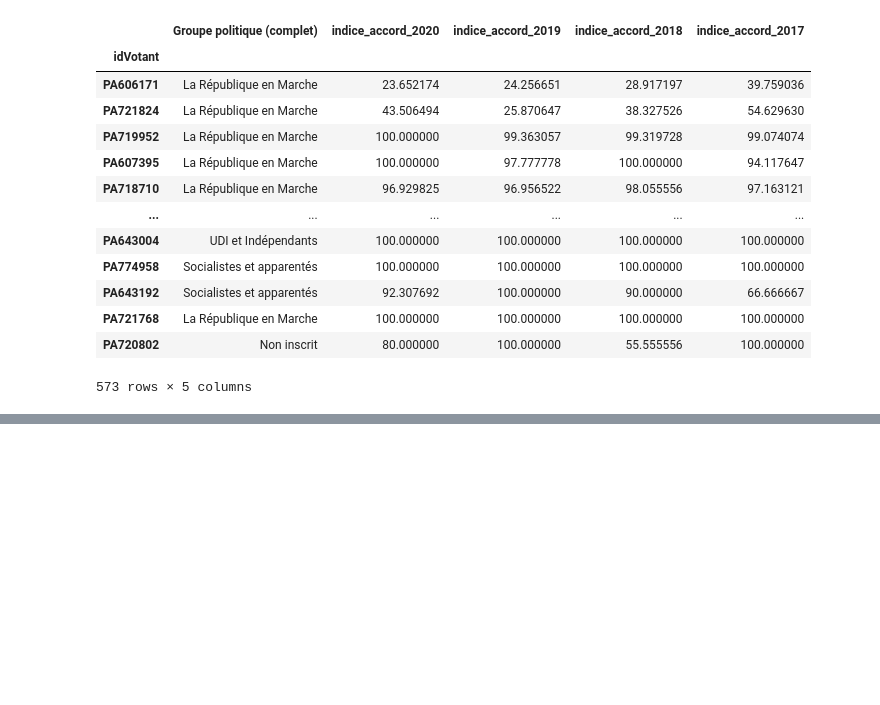
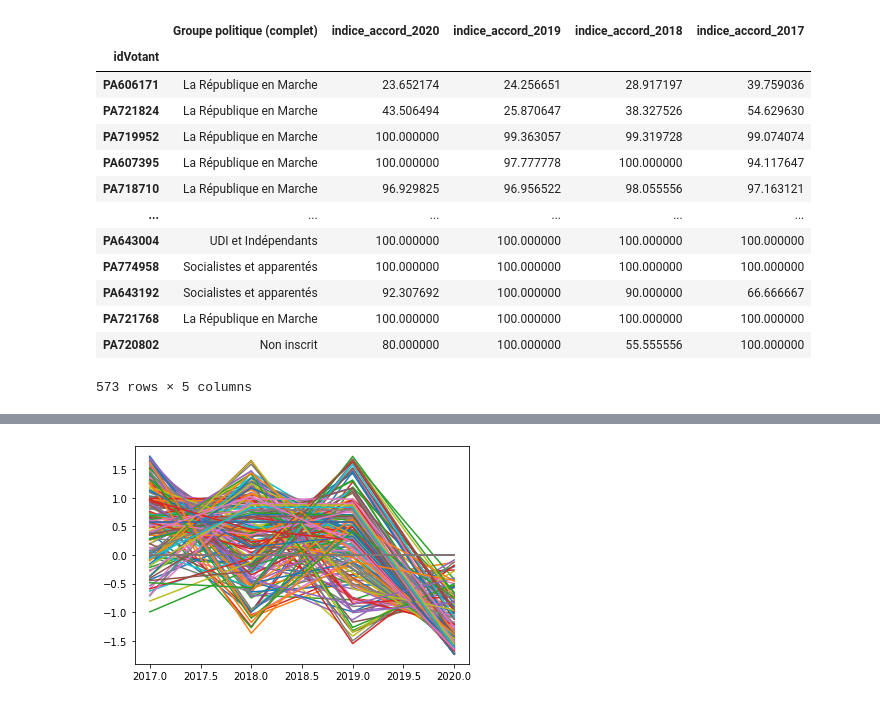
Before and after one commit to claralga/StatApp, a Jupyter notebook: profil votants.ipynb, the cells around one changed output, grey strips where cells are left out. Cells and saved outputs as stored; diff of their text form; code cells hidden in the pictures; blank space fills up the shorter version.

```diff
--- a/profil votants.ipynb
+++ b/profil votants.ipynb
@@ -106,0 +188,13 @@ for votant in votants:
+# %%
+df_cluster_1 = df_cluster_1.drop('cluster', axis=1)
+votants = df_cluster_1.index
+for votant in votants:
+    evolution = []
+    date =list(df_cluster_1.columns)
+    for annee in date :
+        evolution.append(df_cluster_1.loc[votant][annee])
+    import matplotlib.pyplot as plt
+    x = [2017, 2018, 2019, 2020]
+    plt.plot(x, evolution)
+# %% [output]
+[figure, added]
```
Also changed, not shown: parts of 24 cells of this notebook.
